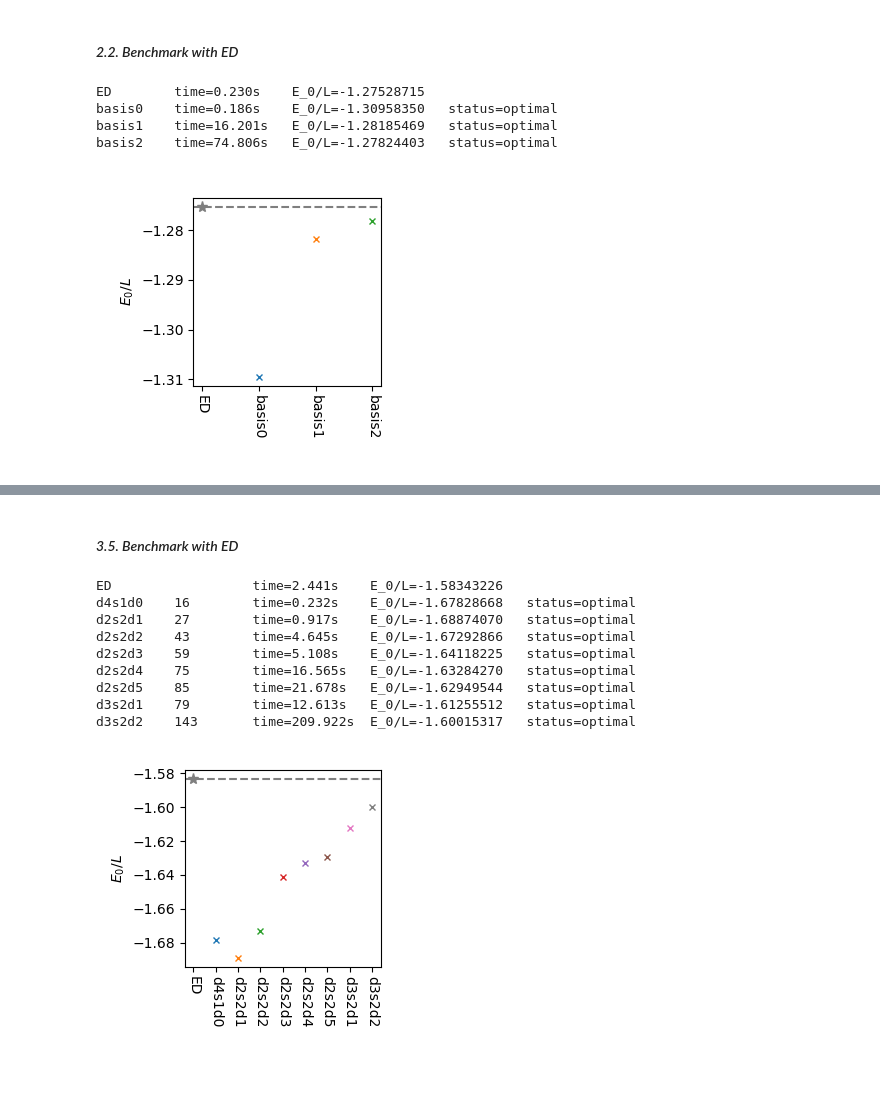
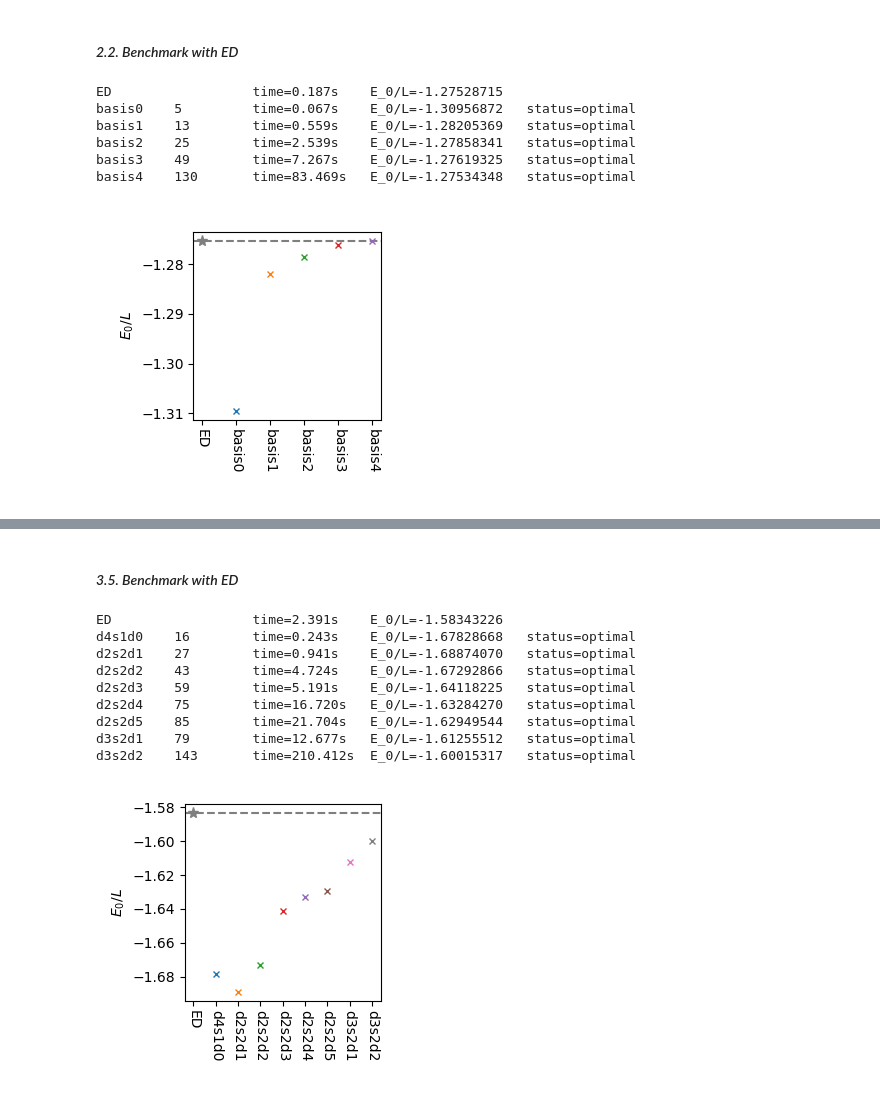
Before and after one commit to JefferyWangSH/QMBBoot-NGA, a Jupyter notebook: note.ipynb, the cells around one changed output, grey strips where cells are left out. Cells and saved outputs as stored; diff of their text form; code cells hidden in the pictures.

```diff
--- a/note.ipynb
+++ b/note.ipynb
@@ -249,54 +249,65 @@ J = 1.
 h = 1.
 
 basis0 = ['I', 'X', 'Y', 'Z', 'ZZ']
-basis1 = basis0 + ['XX', 'YY', 'XZ', 'XY', 'YX', 'YZ', 'ZX', 'ZY', 'IX', 'IY', 'IZ']
-basis2 = basis1 + ['XXX', 'XXY', 'XXZ', 'XYX', 'XYY', 'XYZ', 'XZX', 'XZY', 'XZZ']
+basis1 = basis0 + ['XX', 'YY', 'XZ', 'XY', 'YX', 'YZ', 'ZX', 'ZY']
+basis2 = basis1 + ['X'+b+c for b in 'XYZI' for c in 'XYZ']
+basis3 = basis1 + [a+b+c for a in 'XYZ' for b in 'XYZI' for c in 'XYZ']
+basis4 = basis3 + [a+b+c+d for a in 'XYZ' for b in 'XYZ' for c in 'XYZ' for d in 'XYZ']
 bases = {
     'basis0': basis0,
     'basis1': basis1,
     'basis2': basis2,
+    'basis3': basis3,
+    'basis4': basis4,
 }
 eps = 1e-4
-max_iters = 10_000
+max_iters = 5_000
 
 fig, ax = plt.subplots(1, 1, figsize=(3,3))
 
 t0 = time.perf_counter()
 e0 = ed_gs(L, J=J, h=h)
 dt = time.perf_counter() - t0
 print(
     f'{"ED":<10s}'
+    f'{"":<10s}'
     f'{f"time={dt:.3f}s":<15s}'
     f'{f"E_0/L={e0/L:.8f}":<15s}'
 )
 ax.plot(['ED'], [e0/L], marker='*', markersize=8, color='tab:grey')
 ax.axhline(y=e0/L, color='tab:grey', linestyle='dashed')
 
 for name, basis in bases.items():
+    print(
+        f'{name:<10s}'
+        f'{len(basis):<10d}',
+        end=''
+    )
     t0 = time.perf_counter()
     e0_lower, compiler_summary, solver_summary = bootstrap_gs(
         L, J, h, basis, eps=eps, max_iters=max_iters,
     )
     dt = time.perf_counter() - t0
     print(
-        f'{name:<10s}'
         f'{f"time={dt:.3f}s":<15s}'
         f'{f"E_0/L={e0_lower/L:.8f}":<20s}'
         f'{f"status={solver_summary["status"]}":<15s}'
     )
     ax.plot([name], [e0_lower/L], marker='x', markersize=5, markerfacecolor='none')
 
 ax.tick_params(axis='x', labelrotation=270)
 ax.set_ylabel(r'$E_0/L$')
 
 ax.set_box_aspect(1)
 fig.tight_layout()
 # %% [output]
-ED        time=0.230s    E_0/L=-1.27528715
-basis0    time=0.186s    E_0/L=-1.30958350   status=optimal
-basis1    time=16.201s   E_0/L=-1.28185469   status=optimal
-basis2    time=74.806s   E_0/L=-1.27824403   status=optimal
+ED                  time=0.187s    E_0/L=-1.27528715
+basis0    5         time=0.067s    E_0/L=-1.30956872   status=optimal
+basis1    13        time=0.559s    E_0/L=-1.28205369   status=optimal
+basis2    25        time=2.539s    E_0/L=-1.27858341   status=optimal
+basis3    49        time=7.267s    E_0/L=-1.27619325   status=optimal
+basis4    130       time=83.469s   E_0/L=-1.27534348   status=optimal
-[figure, old version]
+[figure, new version]
 # %% [markdown]
 ### *3. Hubbard chain*
 $$
@@ -396,12 +407,12 @@ ax.plot(['ED'], [e0/L], marker='*', markersize=8, color='tab:grey')
 ax.axhline(y=e0/L, color='tab:grey', linestyle='dashed')
 
 for name, basis_reprs in bases.items():
-    t0 = time.perf_counter()
     print(
         f'{name:<10s}'
         f'{len(basis_reprs):<10d}',
         end=''
     )
+    t0 = time.perf_counter()
     e0_lower, compiler_summary, solver_summary = bootstrap_gs(
         params, basis_reprs, eps=eps, max_iters=max_iters,
     )
@@ -419,13 +430,13 @@ ax.set_ylabel(r'$E_0/L$')
 ax.set_box_aspect(1)
 fig.tight_layout()
 # %% [output]
-ED                  time=2.441s    E_0/L=-1.58343226
-d4s1d0    16        time=0.232s    E_0/L=-1.67828668   status=optimal
-d2s2d1    27        time=0.917s    E_0/L=-1.68874070   status=optimal
-d2s2d2    43        time=4.645s    E_0/L=-1.67292866   status=optimal
-d2s2d3    59        time=5.108s    E_0/L=-1.64118225   status=optimal
-d2s2d4    75        time=16.565s   E_0/L=-1.63284270   status=optimal
-d2s2d5    85        time=21.678s   E_0/L=-1.62949544   status=optimal
-d3s2d1    79        time=12.613s   E_0/L=-1.61255512   status=optimal
-d3s2d2    143       time=209.922s  E_0/L=-1.60015317   status=optimal
+ED                  time=2.391s    E_0/L=-1.58343226
+d4s1d0    16        time=0.243s    E_0/L=-1.67828668   status=optimal
+d2s2d1    27        time=0.941s    E_0/L=-1.68874070   status=optimal
+d2s2d2    43        time=4.724s    E_0/L=-1.67292866   status=optimal
+d2s2d3    59        time=5.191s    E_0/L=-1.64118225   status=optimal
+d2s2d4    75        time=16.720s   E_0/L=-1.63284270   status=optimal
+d2s2d5    85        time=21.704s   E_0/L=-1.62949544   status=optimal
+d3s2d1    79        time=12.677s   E_0/L=-1.61255512   status=optimal
+d3s2d2    143       time=210.412s  E_0/L=-1.60015317   status=optimal
 [figure]
```
Also changed, not shown: 1 other file.
